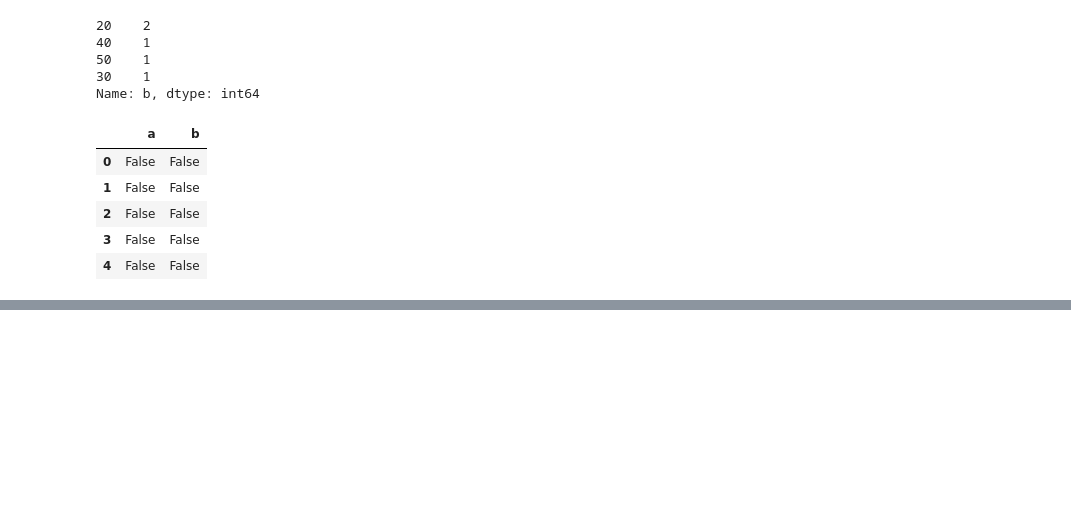
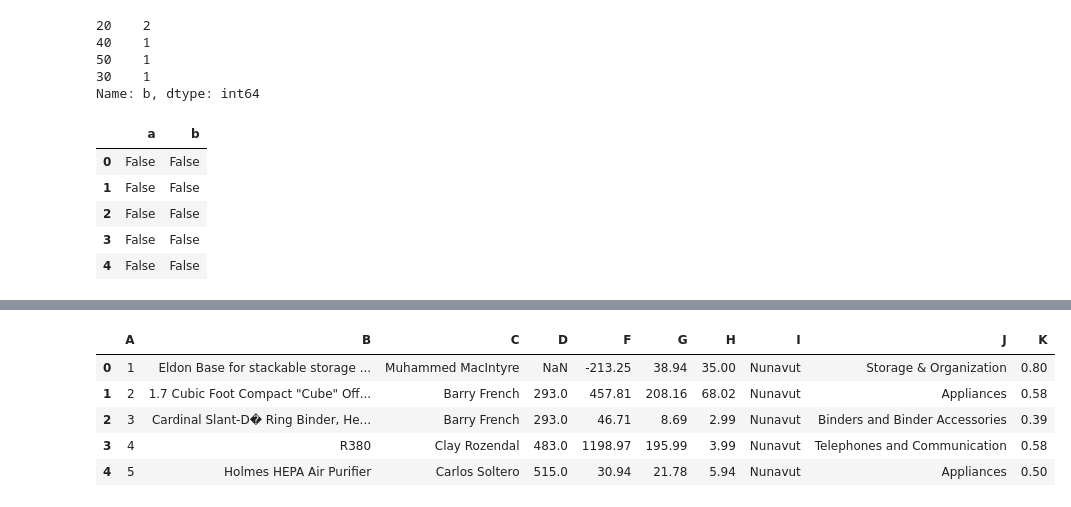
Before and after one commit to utsaverma2001-crypto/Machine-Learning, a Jupyter notebook: Python-for-Data-Visualization/Pandas.ipynb, the cells around one changed output, grey strips where cells are left out. Saved outputs shown, nothing was run; the diff lists cells and outputs as text; code cells hidden in the pictures; blank space fills up the shorter version.

```diff
--- a/Python-for-Data-Visualization/Pandas.ipynb
+++ b/Python-for-Data-Visualization/Pandas.ipynb
@@ -494,0 +522,9 @@ x.isnull()
+# %%
+df1
+# %% [output]
+|  | A | B | C | D | F | G | H | I | J | K |
+| 0 | 1 | Eldon Base for stackable storage ... | Muhammed MacIntyre | NaN | -213.25 | 38.94 | 35.00 | Nunavut | Storage & Organization | 0.80 |
+| 1 | 2 | 1.7 Cubic Foot Compact "Cube" Off... | Barry French | 293.0 | 457.81 | 208.16 | 68.02 | Nunavut | Appliances | 0.58 |
+| 2 | 3 | Cardinal Slant-D� Ring Binder, He... | Barry French | 293.0 | 46.71 | 8.69 | 2.99 | Nunavut | Binders and Binder Accessories | 0.39 |
+| 3 | 4 | R380 | Clay Rozendal | 483.0 | 1198.97 | 195.99 | 3.99 | Nunavut | Telephones and Communication | 0.58 |
+| 4 | 5 | Holmes HEPA Air Purifier | Carlos Soltero | 515.0 | 30.94 | 21.78 | 5.94 | Nunavut | Appliances | 0.50 |
```
Also changed, not shown: parts of 11 cells of this notebook.
